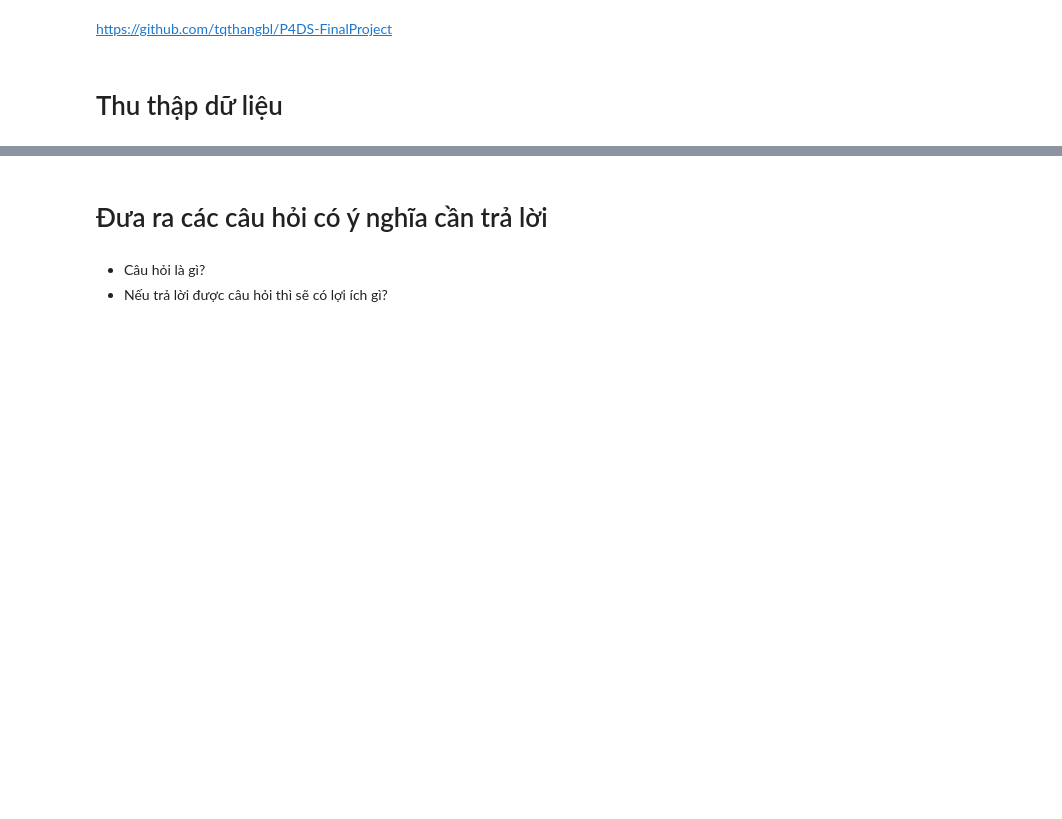
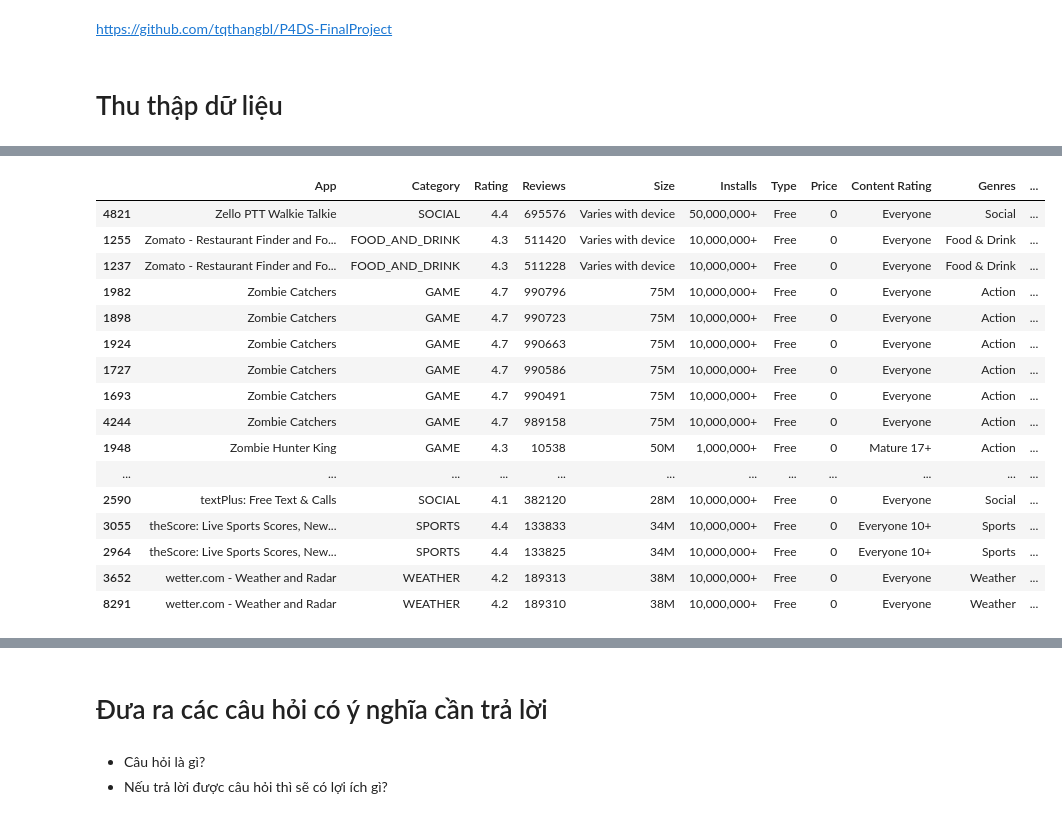
Before and after one commit to tqthangbl/P4DS-FinalProject, a Jupyter notebook: notebook.ipynb, the cells around one changed output, grey strips where cells are left out. Cells and saved outputs as stored; diff of their text form; code cells hidden in the pictures; blank space fills up the shorter version.

```diff
--- a/notebook.ipynb
+++ b/notebook.ipynb
@@ -39,0 +194,21 @@ các giá trị được phân bố như thế nào?
+# %%
+app_df[app_df.duplicated(subset='App', keep=False)]\
+.sort_values(['App', 'Reviews'], ascending=[True, False]).tail(60)
+# %% [output]
+|  | App | Category | Rating | Reviews | Size | Installs | Type | Price | Content Rating | Genres | ... |
+| 4821 | Zello PTT Walkie Talkie | SOCIAL | 4.4 | 695576 | Varies with device | 50,000,000+ | Free | 0 | Everyone | Social | ... |
+| 1255 | Zomato - Restaurant Finder and Fo... | FOOD_AND_DRINK | 4.3 | 511420 | Varies with device | 10,000,000+ | Free | 0 | Everyone | Food & Drink | ... |
+| 1237 | Zomato - Restaurant Finder and Fo... | FOOD_AND_DRINK | 4.3 | 511228 | Varies with device | 10,000,000+ | Free | 0 | Everyone | Food & Drink | ... |
+| 1982 | Zombie Catchers | GAME | 4.7 | 990796 | 75M | 10,000,000+ | Free | 0 | Everyone | Action | ... |
+| 1898 | Zombie Catchers | GAME | 4.7 | 990723 | 75M | 10,000,000+ | Free | 0 | Everyone | Action | ... |
+| 1924 | Zombie Catchers | GAME | 4.7 | 990663 | 75M | 10,000,000+ | Free | 0 | Everyone | Action | ... |
+| 1727 | Zombie Catchers | GAME | 4.7 | 990586 | 75M | 10,000,000+ | Free | 0 | Everyone | Action | ... |
+| 1693 | Zombie Catchers | GAME | 4.7 | 990491 | 75M | 10,000,000+ | Free | 0 | Everyone | Action | ... |
+| 4244 | Zombie Catchers | GAME | 4.7 | 989158 | 75M | 10,000,000+ | Free | 0 | Everyone | Action | ... |
+| 1948 | Zombie Hunter King | GAME | 4.3 | 10538 | 50M | 1,000,000+ | Free | 0 | Mature 17+ | Action | ... |
+| ... | ... | ... | ... | ... | ... | ... | ... | ... | ... | ... | ... |
+| 2590 | textPlus: Free Text & Calls | SOCIAL | 4.1 | 382120 | 28M | 10,000,000+ | Free | 0 | Everyone | Social | ... |
+| 3055 | theScore: Live Sports Scores, New... | SPORTS | 4.4 | 133833 | 34M | 10,000,000+ | Free | 0 | Everyone 10+ | Sports | ... |
+| 2964 | theScore: Live Sports Scores, New... | SPORTS | 4.4 | 133825 | 34M | 10,000,000+ | Free | 0 | Everyone 10+ | Sports | ... |
+| 3652 | wetter.com - Weather and Radar | WEATHER | 4.2 | 189313 | 38M | 10,000,000+ | Free | 0 | Everyone | Weather | ... |
+| 8291 | wetter.com - Weather and Radar | WEATHER | 4.2 | 189310 | 38M | 10,000,000+ | Free | 0 | Everyone | Weather | ... |
```
Also changed, not shown: parts of 88 cells of this notebook.
